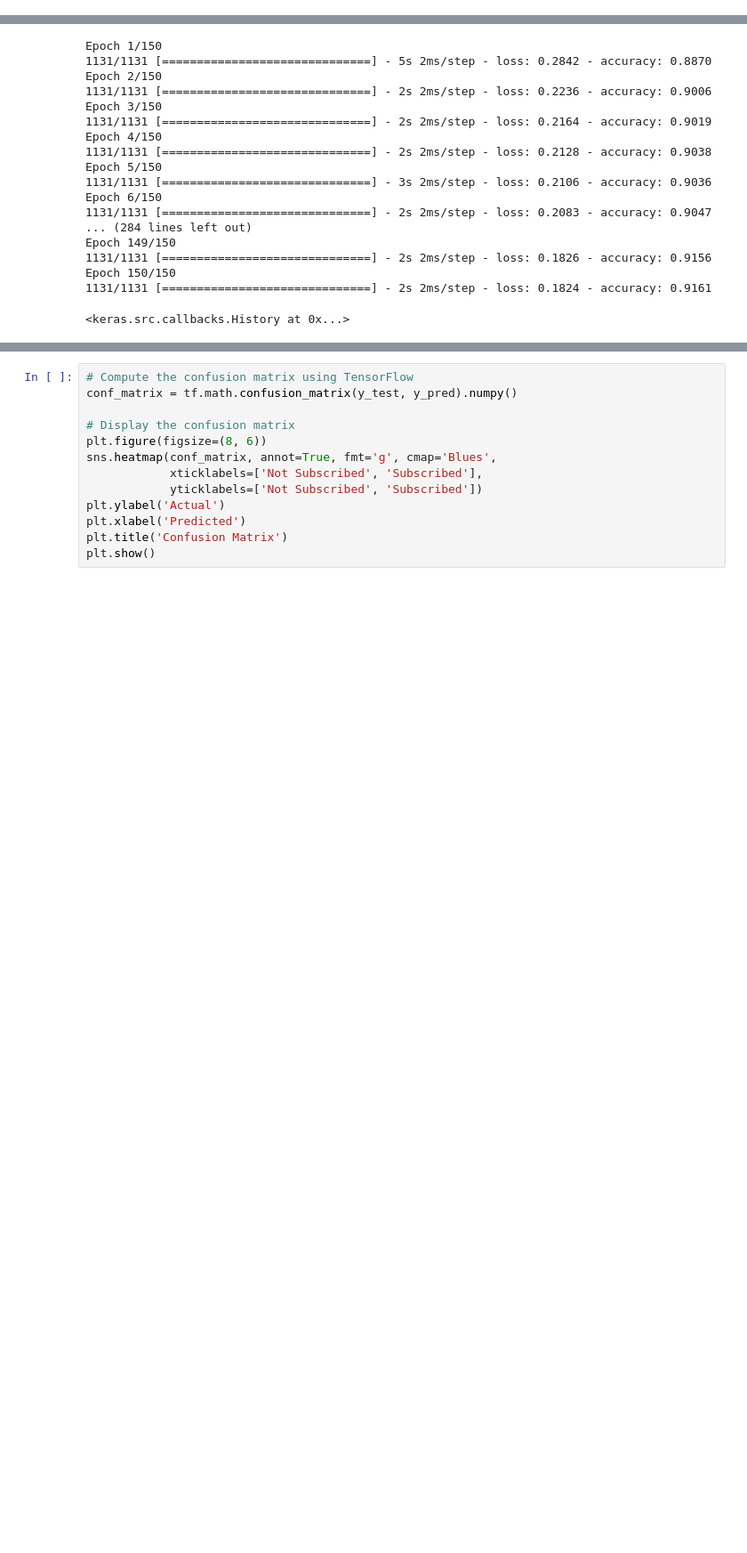
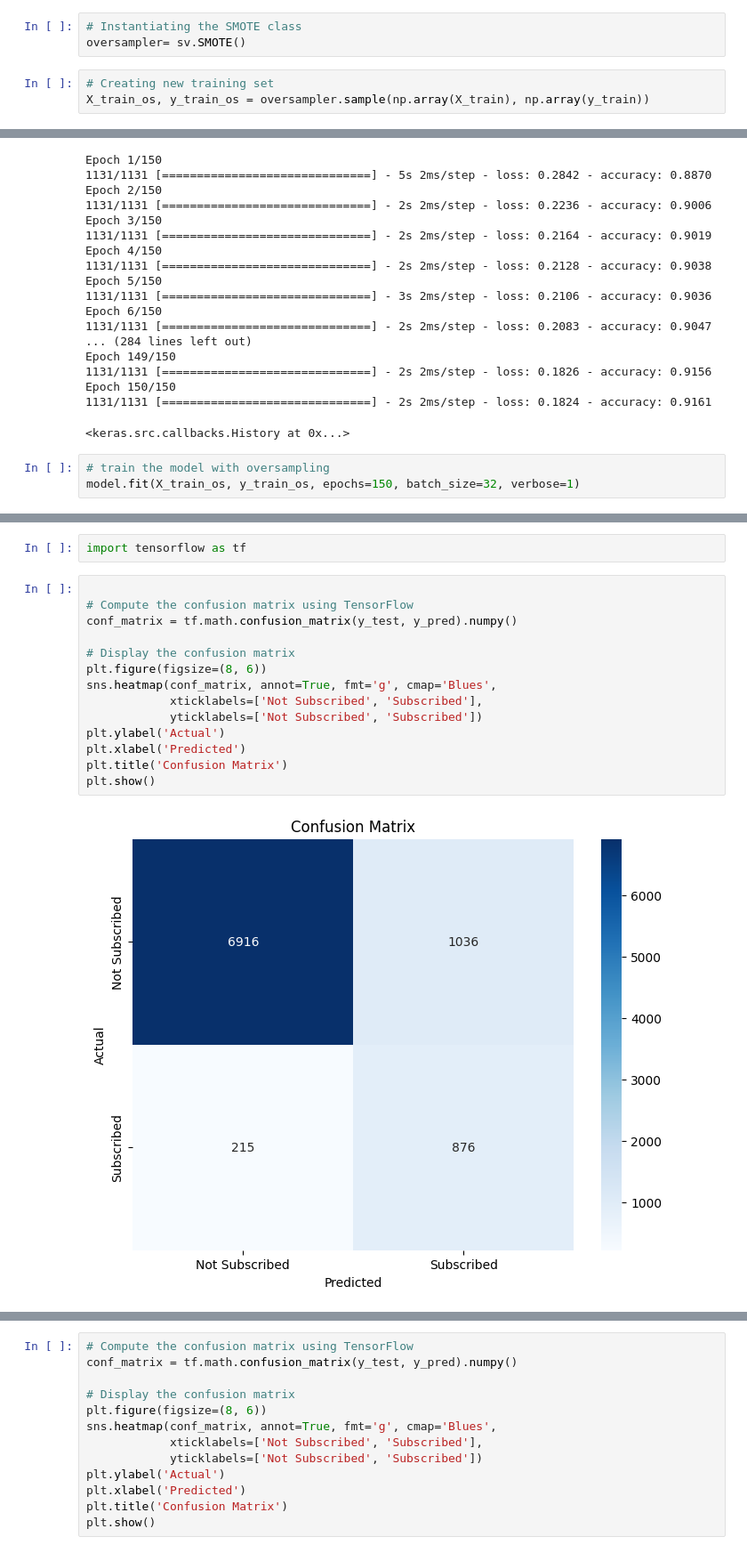
Before and after one commit to sanganakcode/MLProject, a Jupyter notebook: BankMarketing.ipynb, the cells around one changed output, grey strips where cells are left out. Shown at 89% size. Drawn from its saved outputs; the diff is of its cells as text; blank space fills up the shorter version.

```diff
--- a/BankMarketing.ipynb
+++ b/BankMarketing.ipynb
@@ -138,0 +189,6 @@ n_features
+# %%
+# Instantiating the SMOTE class
+oversampler= sv.SMOTE()
+# %%
+# Creating new training set
+X_train_os, y_train_os = oversampler.sample(np.array(X_train), np.array(y_train))
@@ -174,3 +251,6 @@ Epoch 149/150
 Epoch 150/150
 1131/1131 [==============================] - 2s 2ms/step - loss: 0.1824 - accuracy: 0.9161
 <keras.src.callbacks.History at 0x...>
+# %%
+# train the model with oversampling
+model.fit(X_train_os, y_train_os, epochs=150, batch_size=32, verbose=1)
@@ -181,0 +281,18 @@ y_pred = (y_pred_probs > 0.5).astype(int).flatten()
+# %%
+import tensorflow as tf
+# %%
+
+# Compute the confusion matrix using TensorFlow
+conf_matrix = tf.math.confusion_matrix(y_test, y_pred).numpy()
+
+# Display the confusion matrix
+plt.figure(figsize=(8, 6))
+sns.heatmap(conf_matrix, annot=True, fmt='g', cmap='Blues',
+            xticklabels=['Not Subscribed', 'Subscribed'],
+            yticklabels=['Not Subscribed', 'Subscribed'])
+plt.ylabel('Actual')
+plt.xlabel('Predicted')
+plt.title('Confusion Matrix')
+plt.show()
+# %% [output]
+[figure, added]
```
Also changed, not shown: parts of 17 cells of this notebook.
